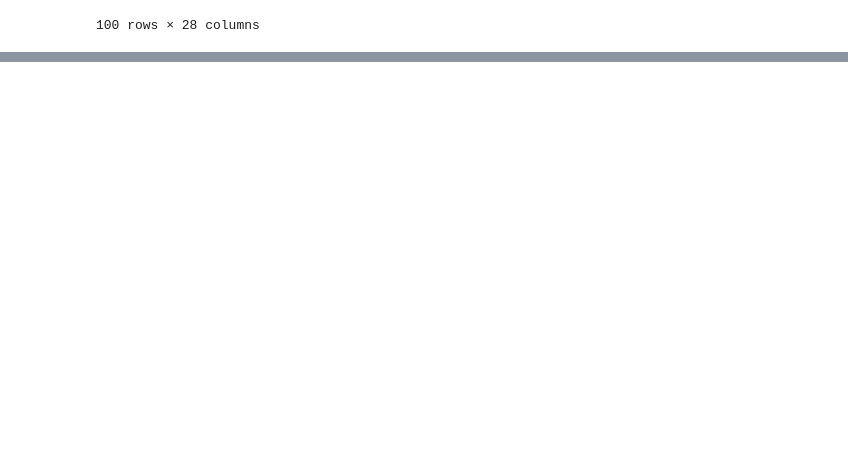
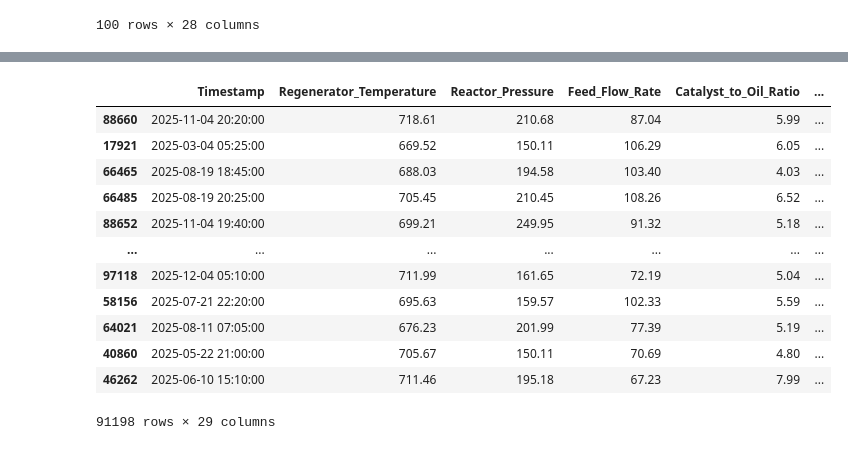
Before and after one commit to gjmelief/fcc-process-analysis, a Jupyter notebook: notebooks/02_pandas_process_health_check.ipynb, the cells around one changed output, grey strips where cells are left out. Cells and saved outputs as stored; diff of their text form; code cells hidden in the pictures; blank space fills up the shorter version.

```diff
--- a/notebooks/02_pandas_process_health_check.ipynb
+++ b/notebooks/02_pandas_process_health_check.ipynb
@@ -174,0 +198,17 @@ df_normal_max_yield.sort_values(by=['Timestamp'])
+# %%
+df_normal['Yield_Rank'] = df_normal['Product_Yield'].rank(ascending=True, method='min')
+df_normal.sort_values(by='Yield_Rank')
+# %% [output]
+|  | Timestamp | Regenerator_Temperature | Reactor_Pressure | Feed_Flow_Rate | Catalyst_to_Oil_Ratio | ... |
+| 88660 | 2025-11-04 20:20:00 | 718.61 | 210.68 | 87.04 | 5.99 | ... |
+| 17921 | 2025-03-04 05:25:00 | 669.52 | 150.11 | 106.29 | 6.05 | ... |
+| 66465 | 2025-08-19 18:45:00 | 688.03 | 194.58 | 103.40 | 4.03 | ... |
+| 66485 | 2025-08-19 20:25:00 | 705.45 | 210.45 | 108.26 | 6.52 | ... |
+| 88652 | 2025-11-04 19:40:00 | 699.21 | 249.95 | 91.32 | 5.18 | ... |
+| ... | ... | ... | ... | ... | ... | ... |
+| 97118 | 2025-12-04 05:10:00 | 711.99 | 161.65 | 72.19 | 5.04 | ... |
+| 58156 | 2025-07-21 22:20:00 | 695.63 | 159.57 | 102.33 | 5.59 | ... |
+| 64021 | 2025-08-11 07:05:00 | 676.23 | 201.99 | 77.39 | 5.19 | ... |
+| 40860 | 2025-05-22 21:00:00 | 705.67 | 150.11 | 70.69 | 4.80 | ... |
+| 46262 | 2025-06-10 15:10:00 | 711.46 | 195.18 | 67.23 | 7.99 | ... |
+91198 rows × 29 columns
```
Also changed, not shown: parts of 5 cells of this notebook.
